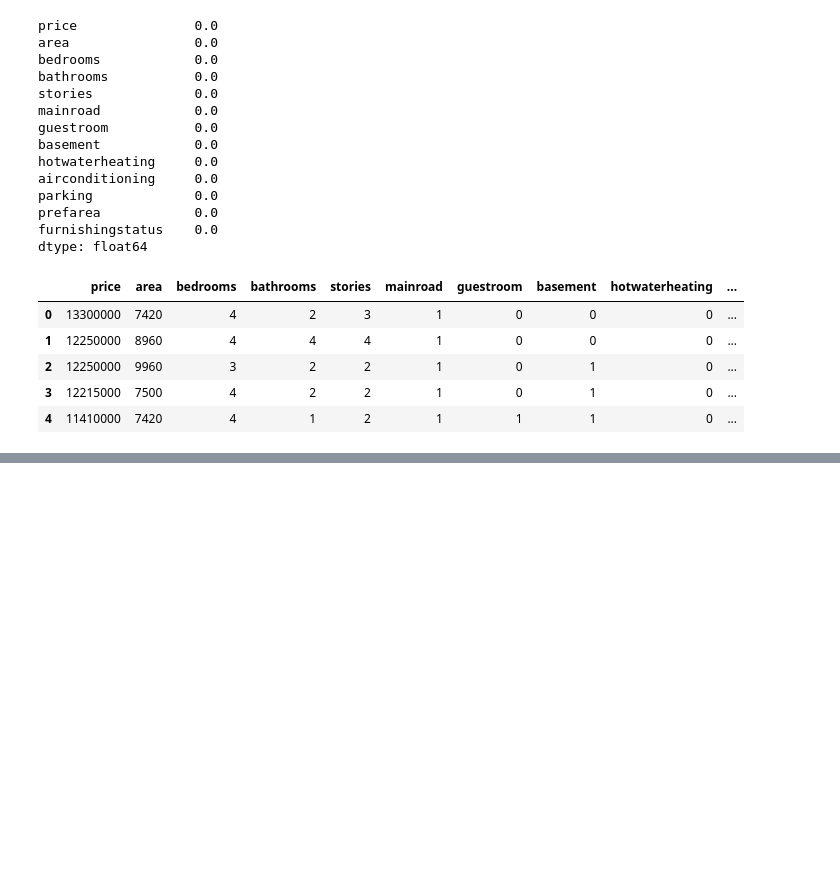
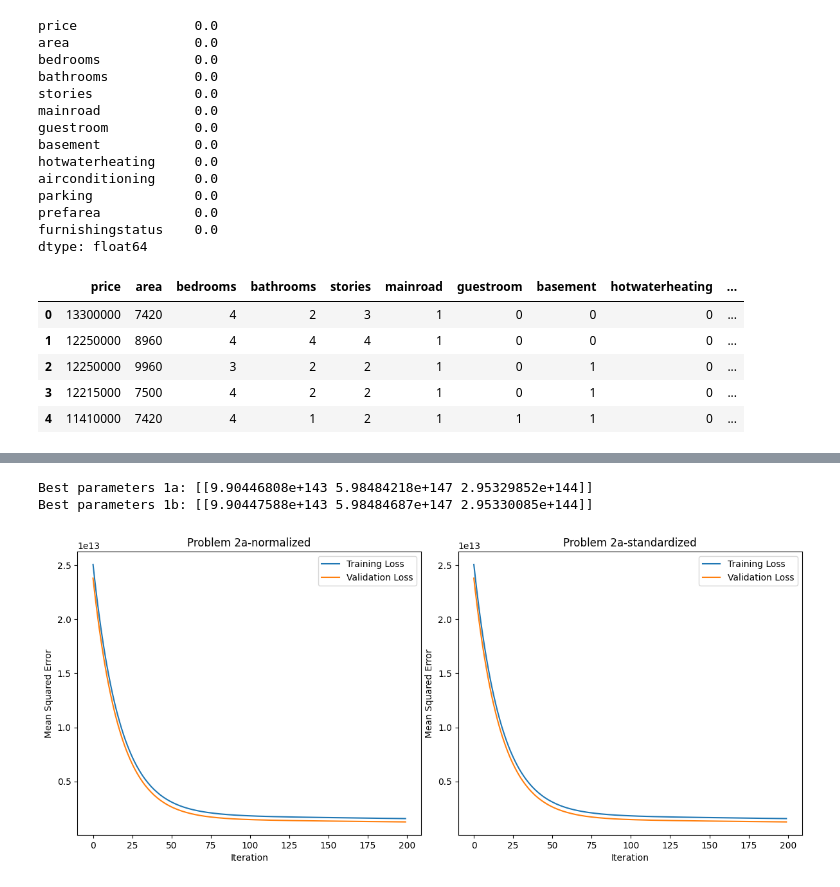
Before and after one commit to Salitre97/ECGR-4105-Intro-to-ML, a Jupyter notebook: Homework2/Homework_2.ipynb, the cells around one changed output, grey strips where cells are left out. Drawn from its saved outputs; the diff is of its cells as text; code cells hidden in the pictures; blank space fills up the shorter version.

```diff
--- a/Homework2/Homework_2.ipynb
+++ b/Homework2/Homework_2.ipynb
@@ -334,0 +185,6 @@ SyntaxError: ignored
+# %%
+print("Best parameters 1a:", theta_0[:3].T)
+print("Best parameters 1b:", theta_1[:3].T)
+# %% [output]
+Best parameters 1a: [[9.90446808e+143 5.98484218e+147 2.95329852e+144]]
+Best parameters 1b: [[9.90447588e+143 5.98484687e+147 2.95330085e+144]]
@@ -334,0 +198,71 @@ SyntaxError: ignored
+# %%
+# Problem 2a - normalization
+
+# Apply scaler() to all the columns except the 'yes-no' and 'dummy' variables
+num_vars = ['area', 'bedrooms', 'bathrooms', 'stories', 'parking', 'price']
+
+X_train = df_train[num_vars].values
+X_val = df_test[num_vars].values
+
+# fit and transform the training data (normalization)
+X_train_norm = scaler_norm.fit_transform(X_train)
+X_val_norm = scaler_norm.fit_transform(X_val)
+
+# initial values
+learning_rate = 0.01
+n_iterations = 200
+m = len(X_train)
+theta_2 = np.zeros((X_train.shape[1] + 1, 1))
+
+# Train a simple linear regression model using gradient descent
+train_losses_2a, val_losses_2a, theta_2 = gradient_descent(X_train_norm, X_val_norm, y_train, y_val, learning_rate, n_iterations, m, theta_2)
+
+#-----------------------------------------------------------------------------------------------------------------------------------
+#-------------------------------------------------------------------------------------------------------------------------------
+
+# Problem 2a - standardization
+
+# Apply scaler() to all the columns except the 'yes-no' and 'dummy' variables
+num_vars = ['area', 'bedrooms', 'bathrooms', 'stories', 'parking', 'price']
+
+X_train = df_train[num_vars].values
+X_val = df_test[num_vars].values
+
+# fit and transform the training data (normalization)
+X_train_std = scaler_norm.fit_transform(X_train)
+X_val_std = scaler_norm.fit_transform(X_val)
+
+# initial values
+learning_rate = 0.01
+n_iterations = 200
+m = len(X_train)
+theta_3 = np.zeros((X_train.shape[1] + 1, 1))
+
+# Train a simple linear regression model using gradient descent
+train_losses_2a_std, val_losses_2a_std, theta_3 = gradient_descent(X_train_norm, X_val_norm, y_train, y_val, learning_rate, n_iterations, m, theta_3)
+
+
+plt.subplots(1, 2, figsize=(12, 5))
+plt.tight_layout()
+
+plt.subplot(1, 2, 1)
+plt.plot(train_losses_2a, label="Training Loss")
+plt.plot(val_losses_2a, label="Validation Loss")
+plt.xlabel("Iteration")
+plt.ylabel("Mean Squared Error")
+plt.legend()
+plt.title("Problem 2a-normalized")
+
+# Plot training and validation. losses
+plt.subplot(1, 2, 2)
+plt.plot(train_losses_2a_std, label="Training Loss")
+plt.plot(val_losses_2a_std, label="Validation Loss")
+plt.xlabel("Iteration")
+plt.ylabel("Mean Squared Error")
+plt.legend()
+plt.title("Problem 2a-standardized")
+
+
+plt.show()
+# %% [output]
+[figure, added]
```
Also changed, not shown: parts of 19 cells of this notebook.
